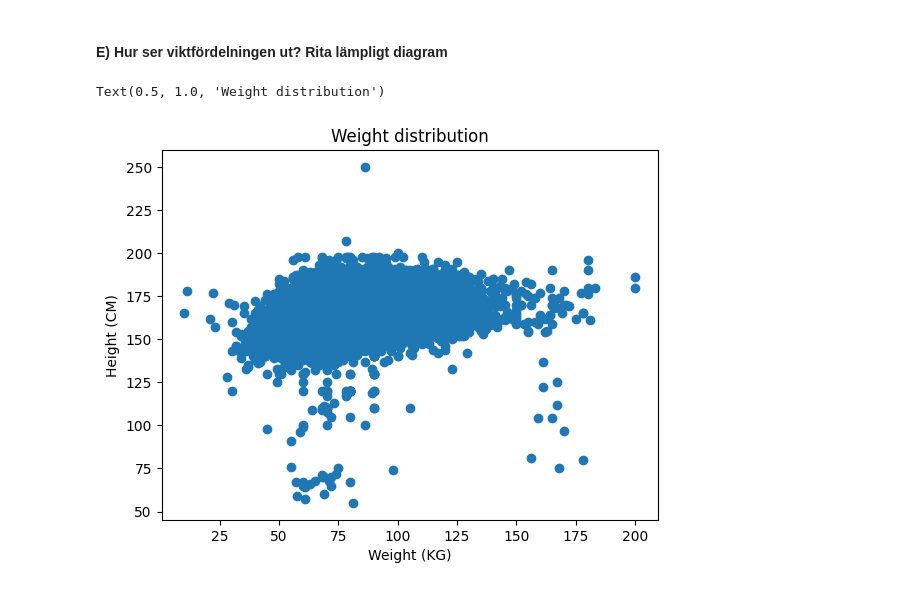
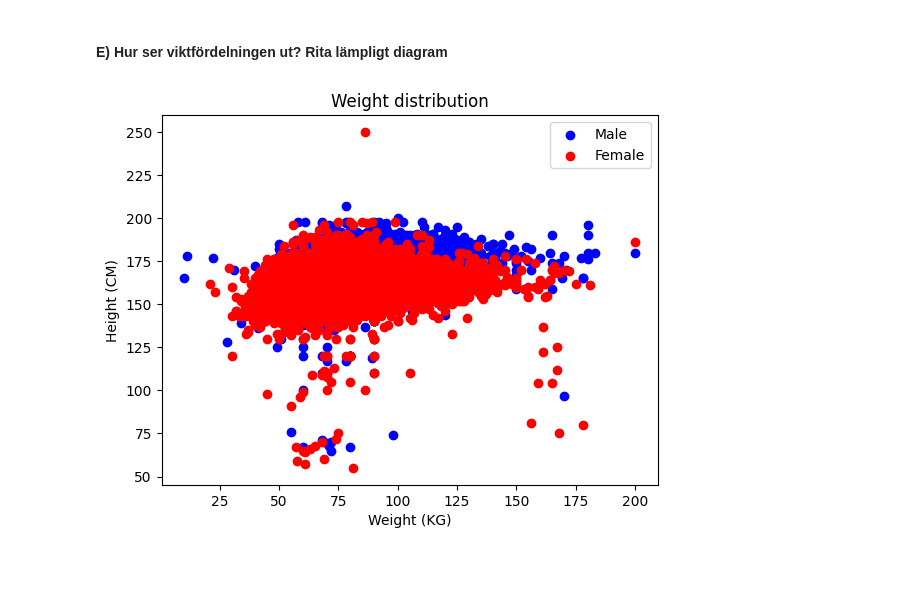
Before and after one commit to NoahEliasson/AI-Noah-Eliasson-OPA23, a Jupyter notebook: labs/Lab_1_Recommendation_system.ipynb, the cells around one changed output. Drawn from its saved outputs; the diff is of its cells as text; code cells hidden in the pictures.

```diff
--- a/labs/Lab_1_Recommendation_system.ipynb
+++ b/labs/Lab_1_Recommendation_system.ipynb
@@ -407,10 +410,16 @@ the share that smokes is = 0.08812857142857143
 # %% [markdown]
 #### E) Hur ser viktfördelningen ut? Rita lämpligt diagram
 # %%
-plt.scatter(df_disease["weight"], df_disease["height"])
+male_data = df_disease[df_disease["gender"] == 2]
+female_data = df_disease[df_disease["gender"] == 1]
+
+plt.scatter(male_data["weight"], male_data["height"], color='blue', label='Male')
+plt.scatter(female_data["weight"], female_data["height"], color='red', label='Female')
+
 plt.ylabel("Height (CM)")
 plt.xlabel("Weight (KG)")
 plt.title('Weight distribution')
+plt.legend()
+plt.show()
 # %% [output]
-Text(0.5, 1.0, 'Weight distribution')
-[figure, old version]
+[figure, new version]
```
Also changed, not shown: parts of 12 cells of this notebook.
